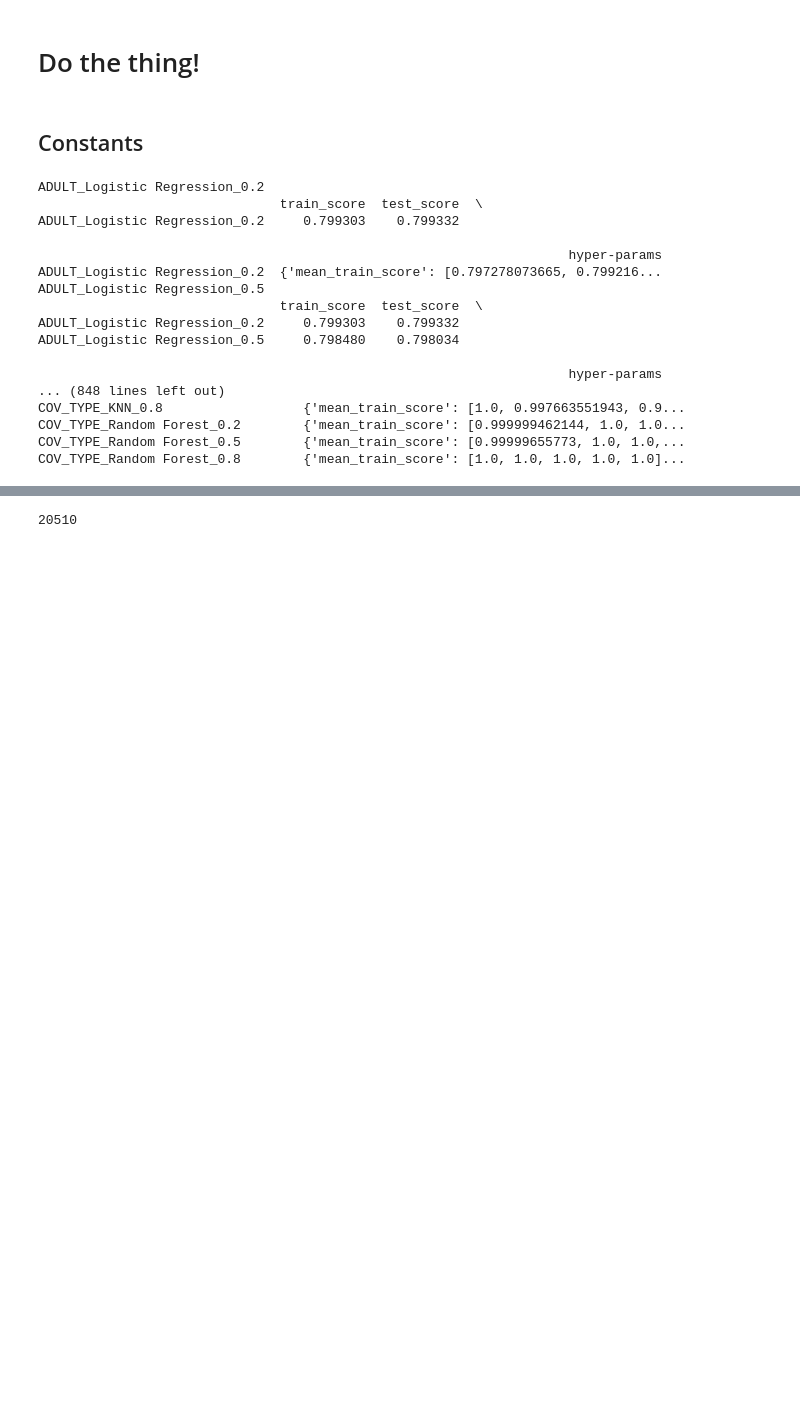
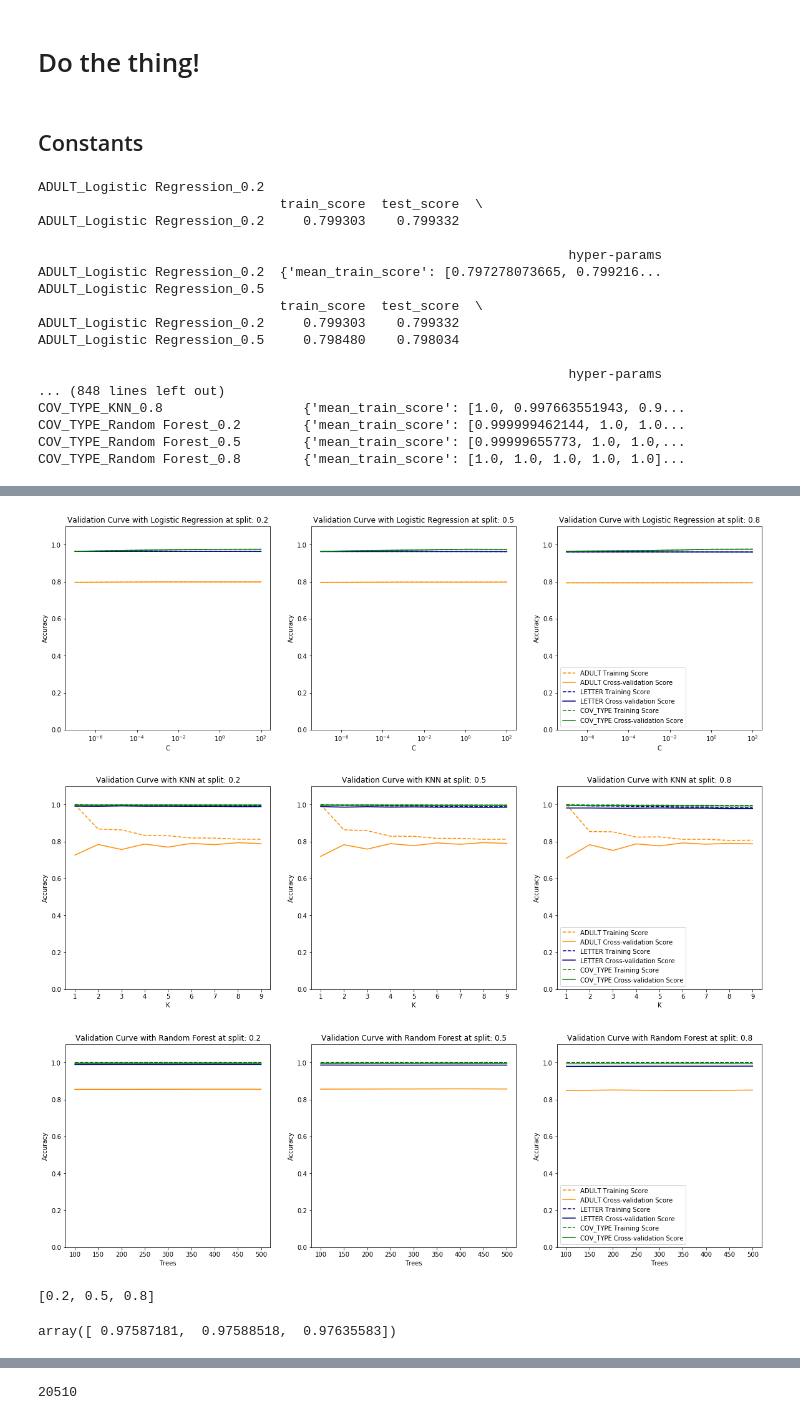
Before and after one commit to hal009/hal009.github.io, a Jupyter notebook: content/COGS118a/files/FinalProject/FinalProject.ipynb, the cells around one changed output, grey strips where cells are left out. Saved outputs shown, nothing was run; the diff lists cells and outputs as text; code cells hidden in the pictures; blank space fills up the shorter version.

Commit message:
added graphs

```diff
--- a/content/COGS118a/files/FinalProject/FinalProject.ipynb
+++ b/content/COGS118a/files/FinalProject/FinalProject.ipynb
@@ -56,3 +56,6 @@ def results(clf, x_test, y_test, dataset_name):
 # %%
 def get_cv(clf, param_grid):
     return GridSearchCV(clf, param_grid, cv=5, scoring='accuracy')
+# %%
+def get_values(l, param_name):
+    return [d[param_name] for d in l]
@@ -59,3 +128,36 @@ def get_cv(clf, param_grid):
+# %%
+def get_RF_values(score):
+    hyperparams = score[2]
+    params = hyperparams['params']
+    param_range = get_values(params, list(params[0].keys())[0])
+    train_scores = hyperparams['mean_train_score']
+    test_scores = hyperparams['mean_test_score']
+    return (param_range, train_scores, test_scores)
+
+def setup_RF_subplot(ix, split):
+    plt.subplot(1, 3, ix + 1)
+    plt.title('Validation Curve with Random Forest at split: ' + str(split))
+    plt.xlabel('Trees')
+    plt.ylabel('Accuracy')
+    plt.ylim(0.0, 1.1)
+
+def plot_RF_split(ix, split):
+    scores = results[results.index.str.contains("Random Forest_" + str(split))]
+    colors = ['darkorange', 'navy', 'green']
+    setup_RF_subplot(ix, split)
+
+    for name, score, color in zip(df_names, scores.values, colors):
+        param_range, train_scores, test_scores = get_RF_values(score)
+        plt.plot(param_range, train_scores, label= name + " Training Score", color = color, linestyle = '--')
+        plt.plot(param_range, test_scores, label= name + " Cross-validation Score", color = color)
+
+def plot_RF():
+    plt.figure(figsize=(20,6))
+    for ix, split in enumerate(splits):
+        plot_RF_split(ix, split)
+
+    plt.legend(loc="best")
+    plt.show()
 # %% [markdown]
 # Get the Data!
 # %% [markdown]
@@ -334,0 +464,16 @@ COV_TYPE_Random Forest_0.8        {'mean_train_score': [1.0, 1.0, 1.0, 1.0, 1.0]
+# %%
+plot_LR()
+plot_KNN()
+plot_RF()
+# %% [output]
+[figure, added]
+[figure, added]
+[figure, added]
+# %%
+splits
+# %% [output]
+[0.2, 0.5, 0.8]
+# %%
+v3
+# %% [output]
+array([ 0.97587181,  0.97588518,  0.97635583])
```
Also changed, not shown: parts of 8 cells of this notebook.
